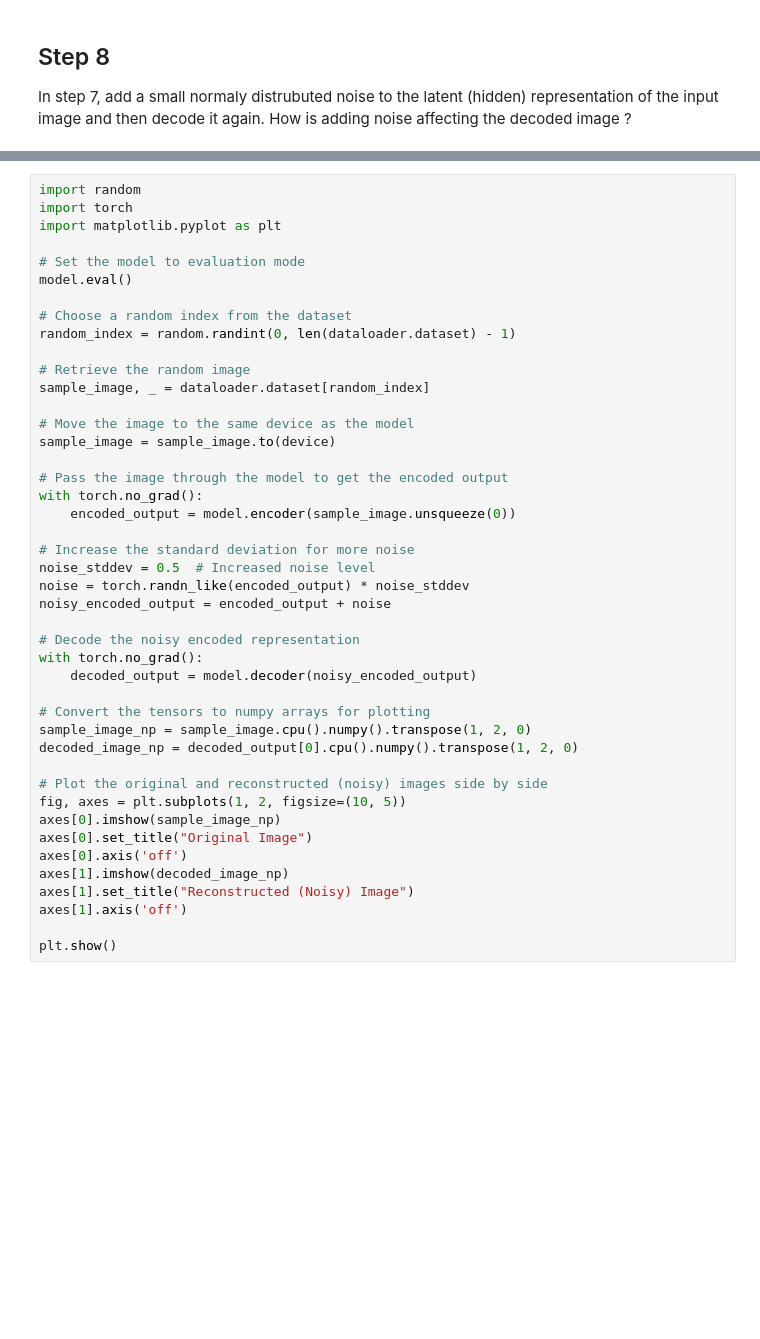
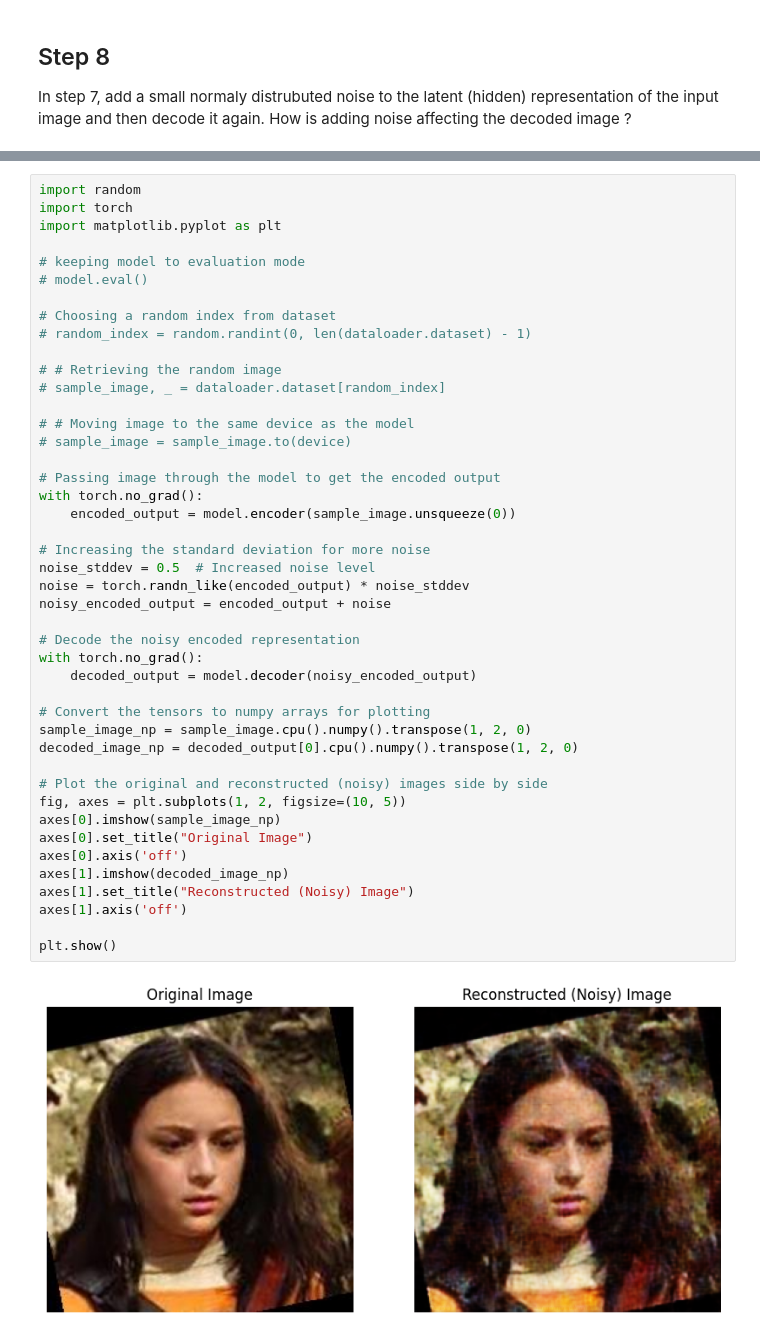
Before and after one commit to praveenrudhraboina/CECS550_PatternRecognition, a Jupyter notebook: pr_mini_projects/Assignements/HW3/HW3.ipynb, the cells around one changed output, grey strips where cells are left out. Saved outputs shown, nothing was run; the diff lists cells and outputs as text; blank space fills up the shorter version.

```diff
--- a/pr_mini_projects/Assignements/HW3/HW3.ipynb
+++ b/pr_mini_projects/Assignements/HW3/HW3.ipynb
@@ -305,42 +343,44 @@ import random
 import torch
 import matplotlib.pyplot as plt
 
-# Set the model to evaluation mode
-model.eval()
+# keeping model to evaluation mode
+# model.eval()
 
-# Choose a random index from the dataset
-random_index = random.randint(0, len(dataloader.dataset) - 1)
+# Choosing a random index from dataset
+# random_index = random.randint(0, len(dataloader.dataset) - 1)
 
-# Retrieve the random image
-sample_image, _ = dataloader.dataset[random_index]
+# # Retrieving the random image
+# sample_image, _ = dataloader.dataset[random_index]
 
-# Move the image to the same device as the model
-sample_image = sample_image.to(device)
+# # Moving image to the same device as the model
+# sample_image = sample_image.to(device)
 
-# Pass the image through the model to get the encoded output
+# Passing image through the model to get the encoded output
 with torch.no_grad():
     encoded_output = model.encoder(sample_image.unsqueeze(0))
 
-# Increase the standard deviation for more noise
+# Increasing the standard deviation for more noise
 noise_stddev = 0.5  # Increased noise level
 noise = torch.randn_like(encoded_output) * noise_stddev
 noisy_encoded_output = encoded_output + noise
 
 # Decode the noisy encoded representation
 with torch.no_grad():
     decoded_output = model.decoder(noisy_encoded_output)
 
 # Convert the tensors to numpy arrays for plotting
 sample_image_np = sample_image.cpu().numpy().transpose(1, 2, 0)
 decoded_image_np = decoded_output[0].cpu().numpy().transpose(1, 2, 0)
 
 # Plot the original and reconstructed (noisy) images side by side
 fig, axes = plt.subplots(1, 2, figsize=(10, 5))
 axes[0].imshow(sample_image_np)
 axes[0].set_title("Original Image")
 axes[0].axis('off')
 axes[1].imshow(decoded_image_np)
 axes[1].set_title("Reconstructed (Noisy) Image")
 axes[1].axis('off')
 
 plt.show()
+# %% [output]
+[figure, added]
```
Also changed, not shown: parts of 12 cells of this notebook.
